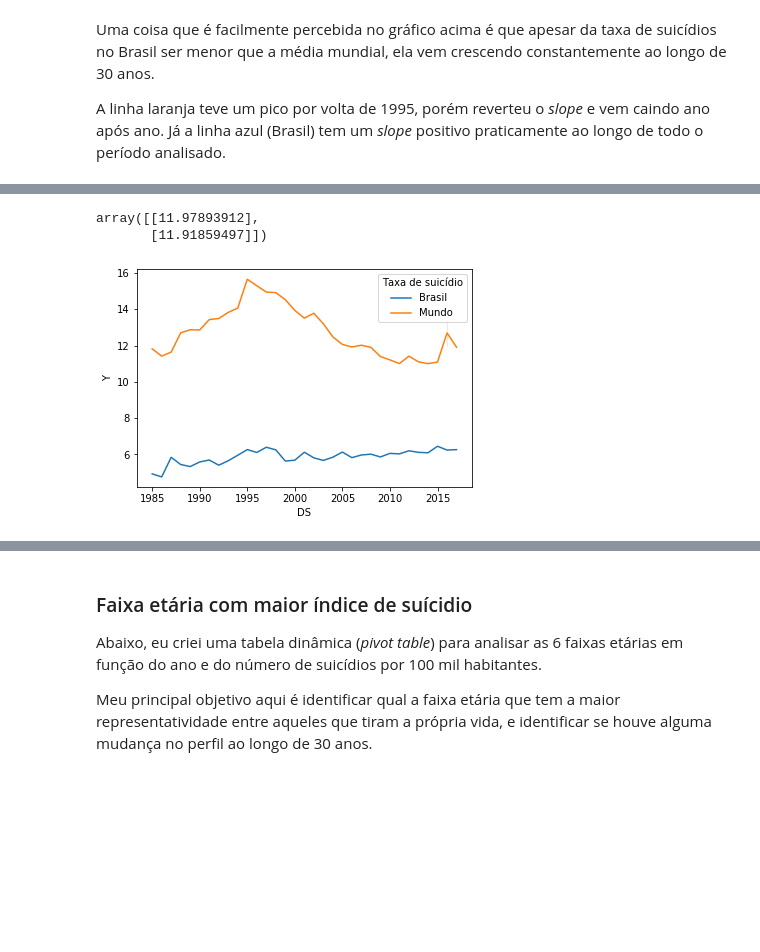
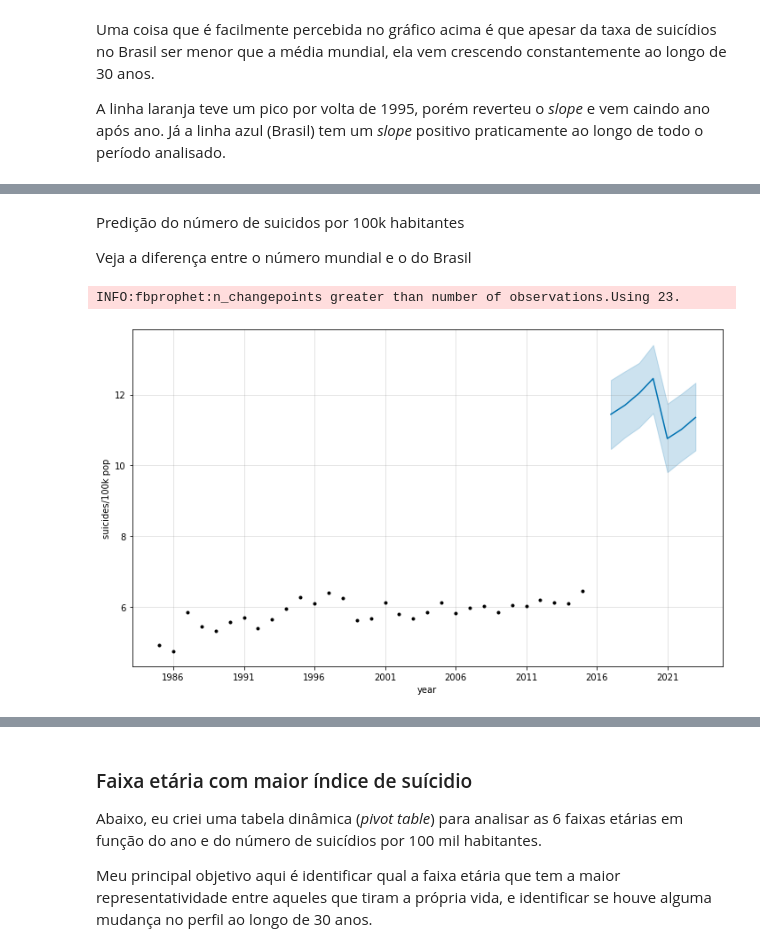
Before and after one commit to gabrielveigalima/suicide-analysis, a Jupyter notebook: Setembro_Amarelo.ipynb, the cells around one changed output, grey strips where cells are left out. Cells and saved outputs as stored; diff of their text form; code cells hidden in the pictures; blank space fills up the shorter version.

Commit message:
trabalhando com prophet

```diff
--- a/Setembro_Amarelo.ipynb
+++ b/Setembro_Amarelo.ipynb
@@ -176,12 +176,12 @@ Uma coisa que é facilmente percebida no gráfico acima é que apesar da taxa de
 A linha laranja teve um pico por volta de 1995, porém reverteu o *slope* e vem caindo ano após ano. Já a linha azul (Brasil) tem um *slope* positivo praticamente ao longo de todo o período analisado.
 # %%
 df_suicides_brazil_sum = df_brasil.groupby('year')[['suicides/100k pop']].mean()
-df_suicides_brazil_sum["DS"] = df_suicides_brazil_sum.index
-df_suicides_brazil_sum["Y"] = df_suicides_brazil_sum["suicides/100k pop"]
+df_suicides_brazil_sum["ds"] = pd.to_datetime(df_suicides_brazil_sum.index,format='%Y')
+df_suicides_brazil_sum["y"] = df_suicides_brazil_sum["suicides/100k pop"]
 df_suicides_brazil_sum = df_suicides_brazil_sum.drop(['suicides/100k pop'], axis=1)
 
 
 df_suicides_world_sum = df.groupby('year')[['suicides/100k pop']].mean()
-df_suicides_world_sum["DS"] = df_suicides_world_sum.index
-df_suicides_world_sum["Y"] = df_suicides_world_sum["suicides/100k pop"]
+df_suicides_world_sum["ds"] = pd.to_datetime(df_suicides_world_sum.index,format='%Y')
+df_suicides_world_sum["y"] = df_suicides_world_sum["suicides/100k pop"]
 df_suicides_world_sum = df_suicides_world_sum.drop(['suicides/100k pop'], axis=1)
@@ -227,22 +188,4 @@ accuracy_score
-# %%
-predict_world = reg_world.predict([[2016],[2017]])
-predict_world
-# %% [output]
-array([[11.97893912],
-       [11.91859497]])
-# %%
-df_suicides_world_sum = df_suicides_world_sum.append(
-    pd.DataFrame([[2016,predict_world[0][0]],[2017,predict_world[1][0]]], index=[2016,2017], columns=["DS","Y"])
-)
-df_suicides_brazil_sum = df_suicides_brazil_sum.append(
-    pd.DataFrame([[2016,predict_brazil[0][0]],[2017,predict_brazil[1][0]]], index=[2016,2017], columns=["DS","Y"])
-)
-#df_suicides_brazil_sum.append()
-# %%
-# plotar lineplot comparativo entre Brasil e Mundo
-ax = sns.lineplot(x=df_suicides_brazil_sum["DS"], y=df_suicides_brazil_sum["Y"], label='Brasil')
-ax = sns.lineplot(x=df_suicides_world_sum["DS"], y=df_suicides_world_sum["Y"], label='Mundo')
-plt.legend(title="Taxa de suicídio")
-plt.show()
-# %% [output]
-[figure, removed]
+# %% [markdown]
+Predição do número de suicidos por 100k habitantes
+
+Veja a diferença entre o número mundial e o do Brasil
@@ -248,0 +194,14 @@ plt.show()
+# %%
+m_brazil = Prophet(yearly_seasonality=True,
+    weekly_seasonality=False,
+    daily_seasonality=False,)
+
+m_brazil.fit(df_suicides_brazil_sum[['ds','y']])
+future_brazil = m.make_future_dataframe(periods=7,freq = "y",include_history=False)
+
+forecast_brazil = m.predict(future_brazil)
+
+fig_brazil = m_brazil.plot(forecast_brazil, ylabel='suicides/100k pop', xlabel='year')
+# %% [output]
+INFO:fbprophet:n_changepoints greater than number of observations.Using 23.
+[figure, added]
```
Also changed, not shown: parts of 6 cells of this notebook.
